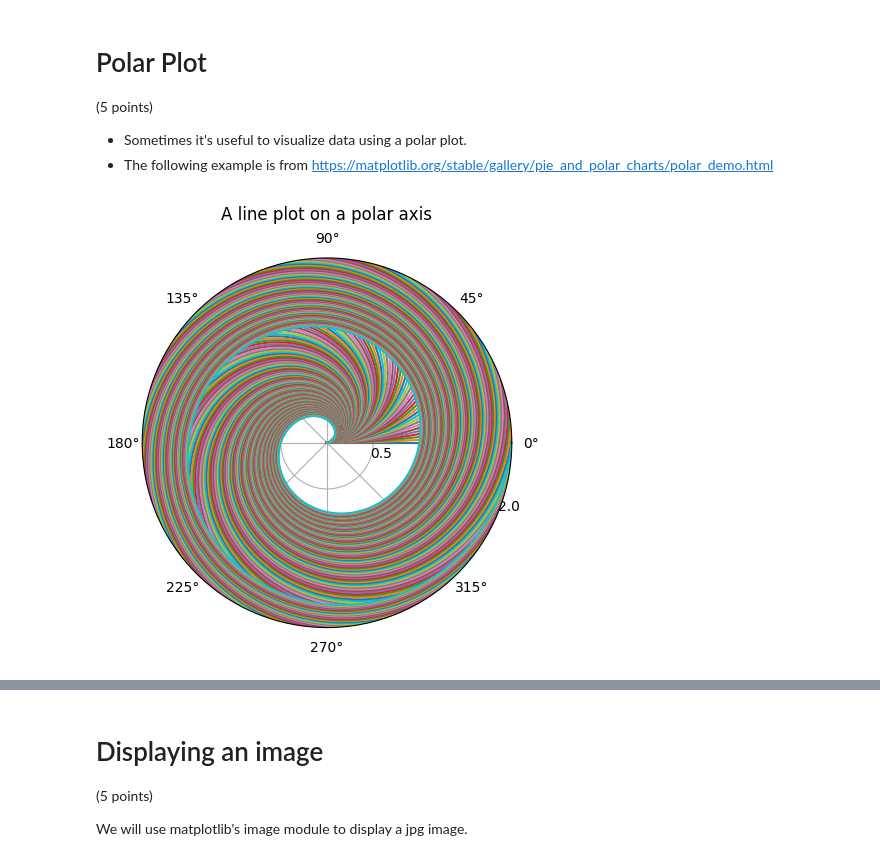
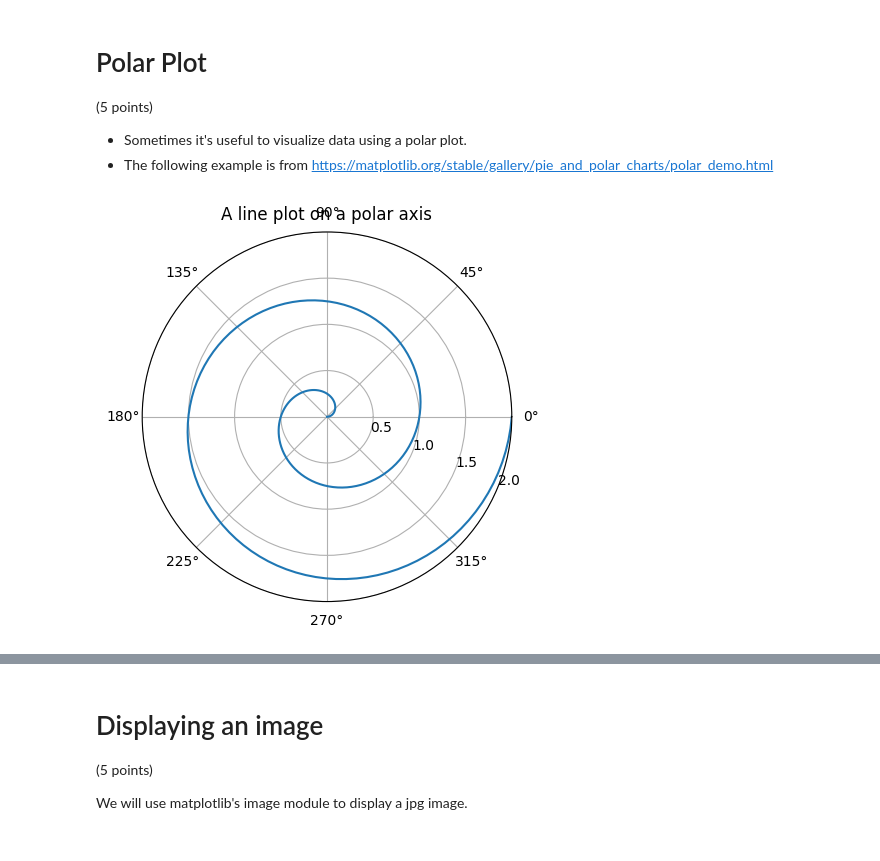
Before and after one commit to 2005908/Computational-Physics, a Jupyter notebook: Chester_Gould_Lab02_plotting_visualization.ipynb, the cells around one changed output, grey strips where cells are left out. Saved outputs shown, nothing was run; the diff lists cells and outputs as text; code cells hidden in the pictures.

```diff
--- a/Chester_Gould_Lab02_plotting_visualization.ipynb
+++ b/Chester_Gould_Lab02_plotting_visualization.ipynb
@@ -168,22 +170,22 @@ plt.scatter(temp,mag,c=temp)
 * The following example is from https://matplotlib.org/stable/gallery/pie_and_polar_charts/polar_demo.html
 # %%
 # create an array of radial values, r, that range from 0 to 2 with 200 steps
-r = np.linspace(0,2,200)
+r=np.linspace(0,2,200)
 # create an array of angles, theta, that is 2*np.pi*r
-theta = np.linspace(0,2*np.pi*r,200)
+theta = 2*np.pi*r
 
 # the main plotting commands are in place below
 fig, ax = plt.subplots(subplot_kw={'projection': 'polar'})
 ax.plot(theta, r)
 ax.set_rmax(2)
 ax.set_rticks([0.5, 1, 1.5, 2])  # Less radial ticks
 ax.set_rlabel_position(-22.5)  # Move radial labels away from plotted line
 ax.grid(True)
 
 ax.set_title("A line plot on a polar axis", va='bottom')
 plt.show()
 # %% [output]
-[figure, old version]
+[figure, new version]
 # %%
 # make another polar plot showing sine and cosine of theta
 # let theta range from zero to 2 pi, with 200 steps
```
Also changed, not shown: parts of 17 cells of this notebook.
